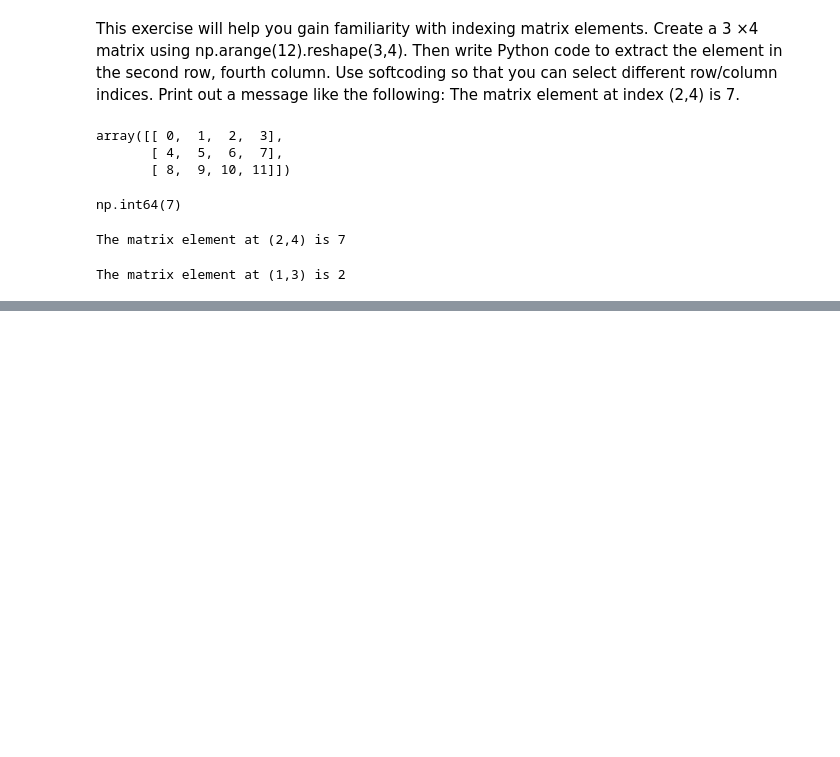
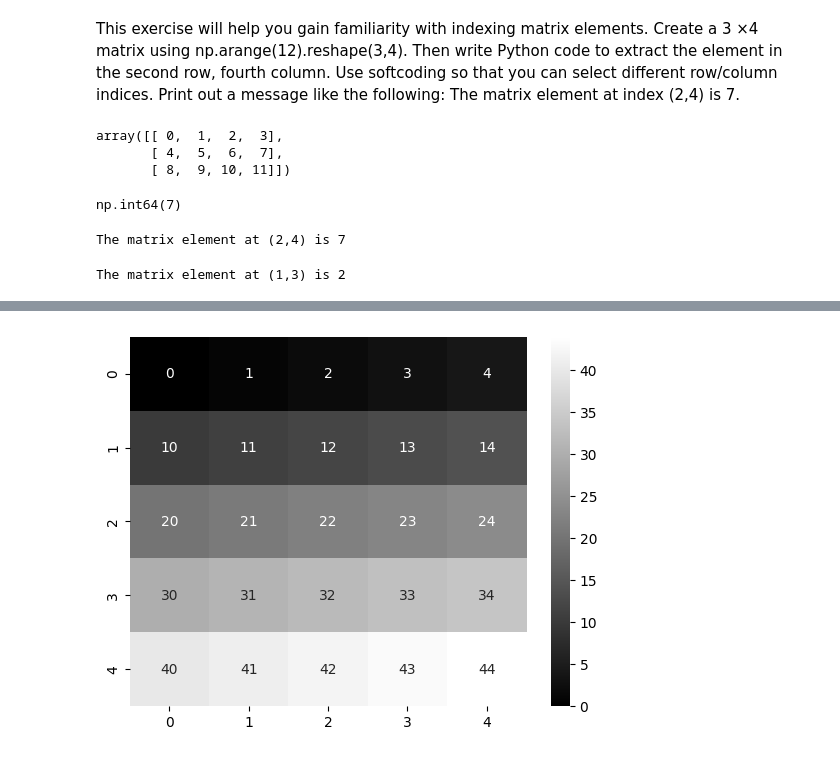
Before and after one commit to AyushDevadiga1/practice-programs, a Jupyter notebook: chapter5.ipynb, the cells around one changed output, grey strips where cells are left out. Drawn from its saved outputs; the diff is of its cells as text; code cells hidden in the pictures; blank space fills up the shorter version.

```diff
--- a/chapter5.ipynb
+++ b/chapter5.ipynb
@@ -118,0 +148,12 @@ The matrix element at (1,3) is 2
+# %%
+# Now extracting the sub matrix
+submatrix = original_matrix[0:5,0:5]
+# %%
+sns.heatmap(
+                data = submatrix,
+                cmap = "gray",
+                annot = True
+)
+plt.show()
+# %% [output]
+[figure, added]
```
Also changed, not shown: parts of 5 cells of this notebook.
